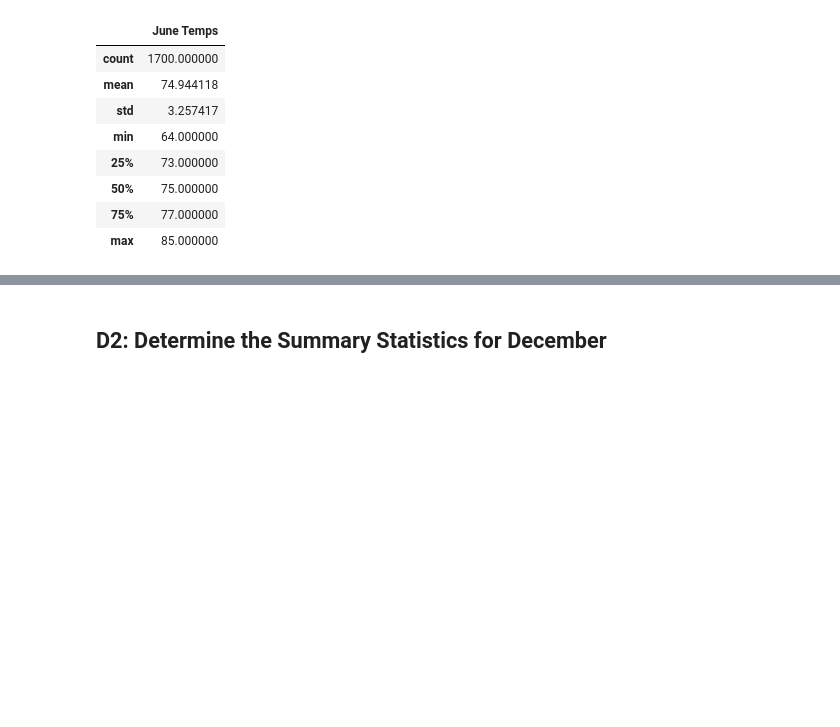
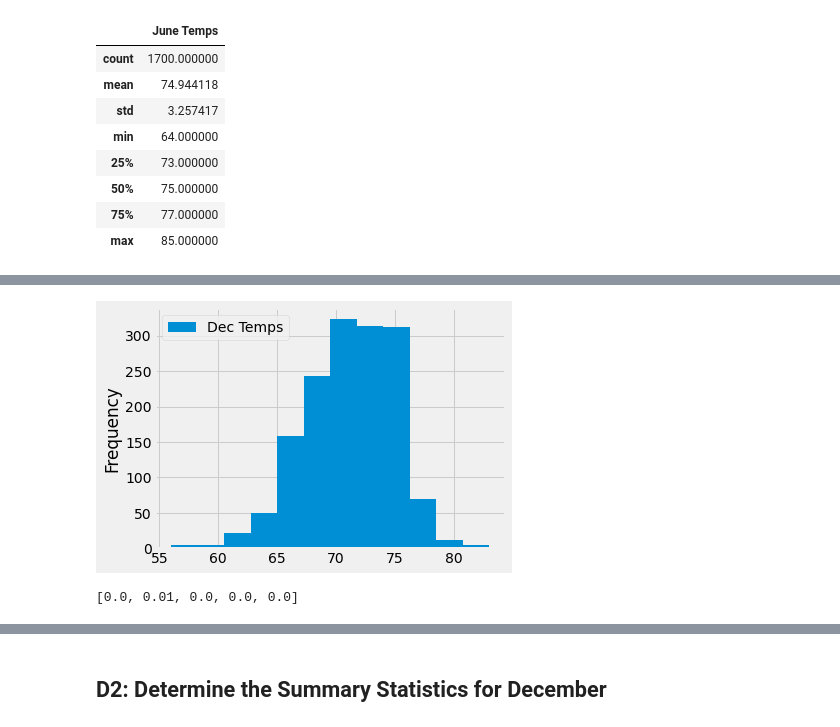
Before and after one commit to fathi129/Surfs_up, a Jupyter notebook: Practice/Surfsup_practice.ipynb, the cells around one changed output, grey strips where cells are left out. Saved outputs shown, nothing was run; the diff lists cells and outputs as text; code cells hidden in the pictures; blank space fills up the shorter version.

```diff
--- a/Practice/Surfsup_practice.ipynb
+++ b/Practice/Surfsup_practice.ipynb
@@ -172,0 +183,10 @@ june_df.describe()
+# %%
+dec_df.plot.hist(bins=12)
+plt.tight_layout()
+# %% [output]
+[figure, added]
+# %%
+prcp = [x.prcp for x in june_temps]
+prcp[0:5]
+# %% [output]
+[0.0, 0.01, 0.0, 0.0, 0.0]
```
Also changed, not shown: parts of 8 cells of this notebook, 9 other files.
